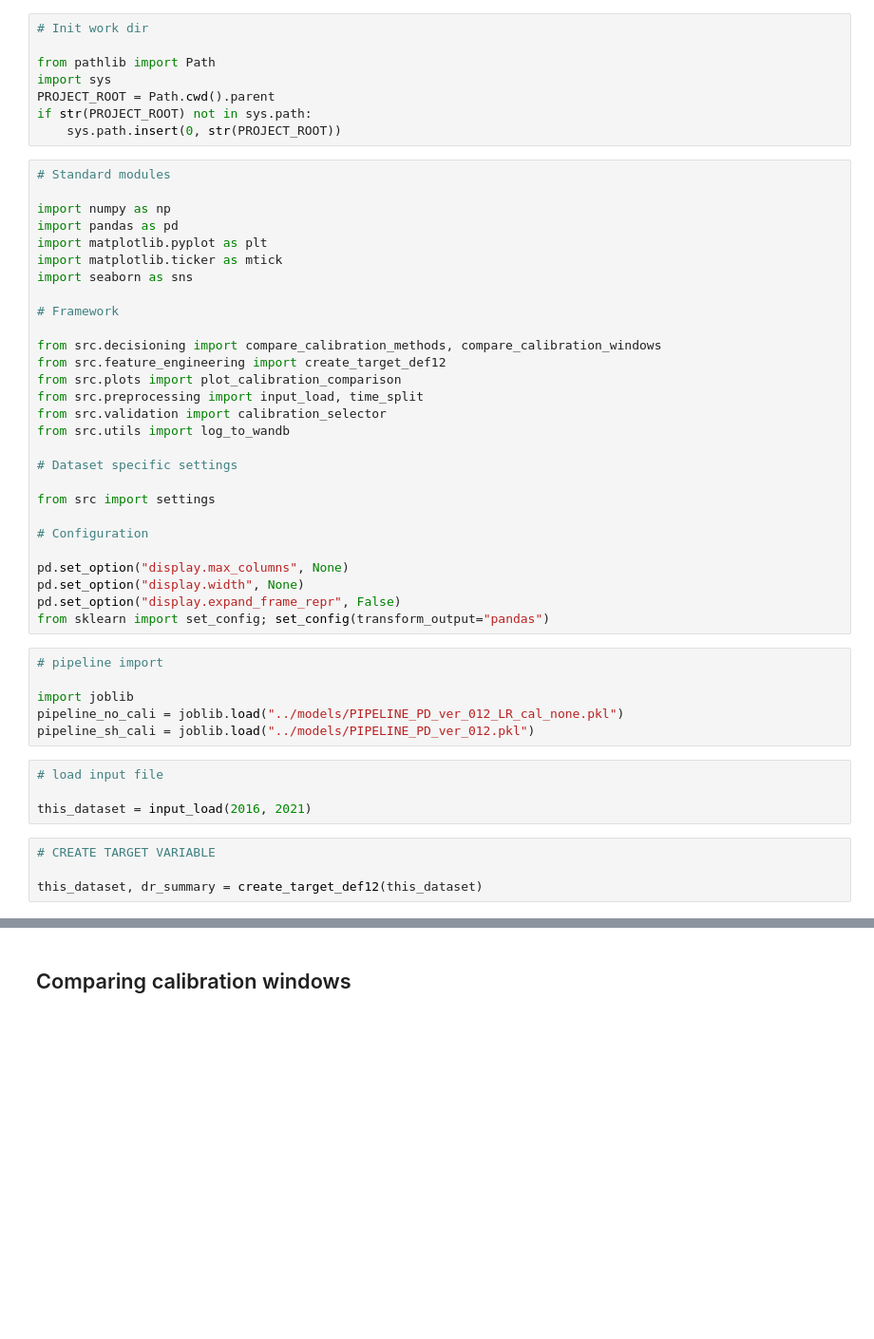
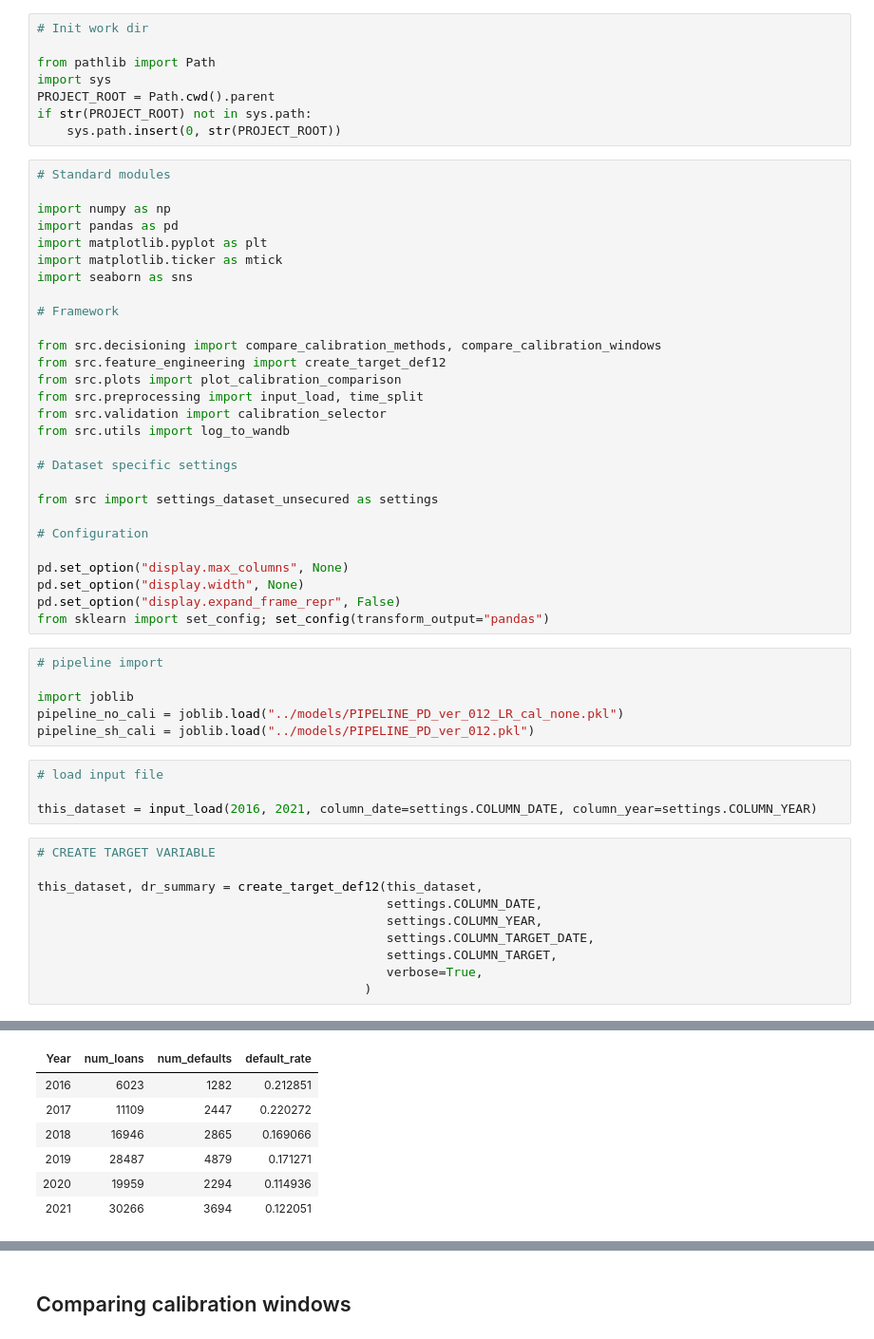
Before and after one commit to kostis2019/CREDIT-RISK-FRAMEWORK, a Jupyter notebook: notebooks/04_calibration.ipynb, the cells around one changed output, grey strips where cells are left out. Shown at 95% size. Drawn from its saved outputs; the diff is of its cells as text; blank space fills up the shorter version.

```diff
--- a/notebooks/04_calibration.ipynb
+++ b/notebooks/04_calibration.ipynb
@@ -39,7 +39,7 @@ from src.utils import log_to_wandb
 
 # Dataset specific settings
 
-from src import settings
+from src import settings_dataset_unsecured as settings
 
 # Configuration
 
@@ -56,8 +56,15 @@ pipeline_sh_cali = joblib.load("../models/PIPELINE_PD_ver_012.pkl")
 # %%
 # load input file
 
-this_dataset = input_load(2016, 2021)
+this_dataset = input_load(2016, 2021, column_date=settings.COLUMN_DATE, column_year=settings.COLUMN_YEAR)
 # %%
 # CREATE TARGET VARIABLE
 
-this_dataset, dr_summary = create_target_def12(this_dataset)
+this_dataset, dr_summary = create_target_def12(this_dataset,
+                                               settings.COLUMN_DATE,
+                                               settings.COLUMN_YEAR,
+                                               settings.COLUMN_TARGET_DATE,
+                                               settings.COLUMN_TARGET,
+                                               verbose=True,
+                                            )
+# %% [output]
@@ -64,3 +74,10 @@ this_dataset, dr_summary = create_target_def12(this_dataset)
+| Year | num_loans | num_defaults | default_rate |
+| 2016 | 6023 | 1282 | 0.212851 |
+| 2017 | 11109 | 2447 | 0.220272 |
+| 2018 | 16946 | 2865 | 0.169066 |
+| 2019 | 28487 | 4879 | 0.171271 |
+| 2020 | 19959 | 2294 | 0.114936 |
+| 2021 | 30266 | 3694 | 0.122051 |
 # %%
 # SPLIT TRAIN/TEST/OOT
 
```
Also changed, not shown: parts of 2 cells of this notebook, 24 other files.
